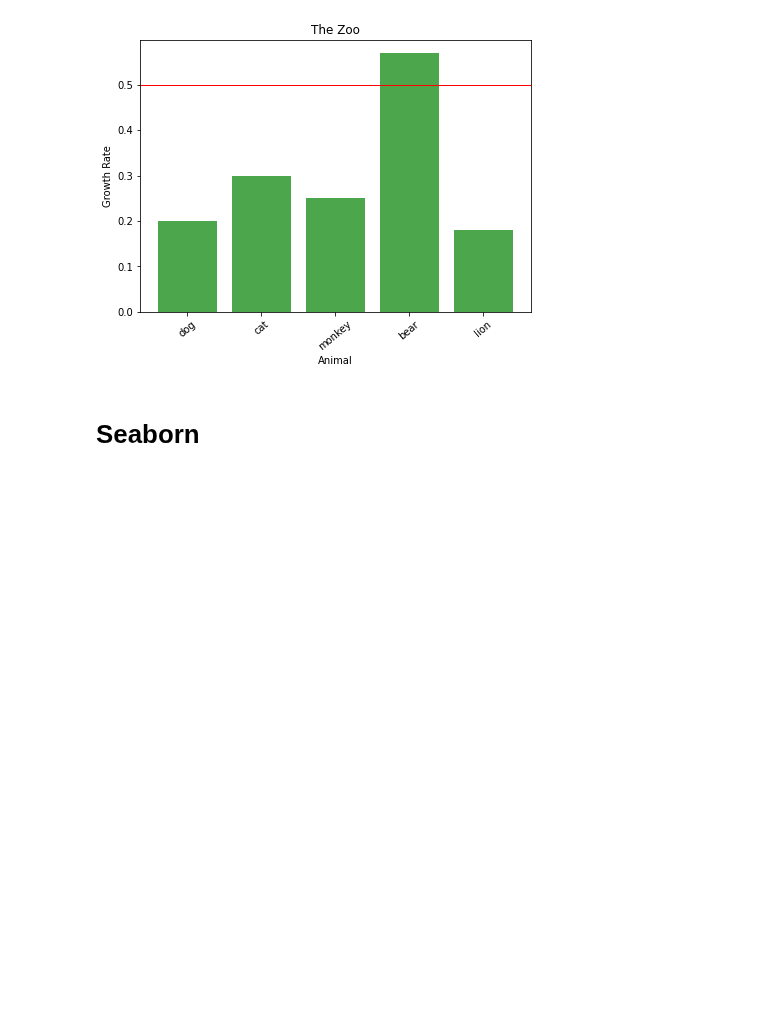
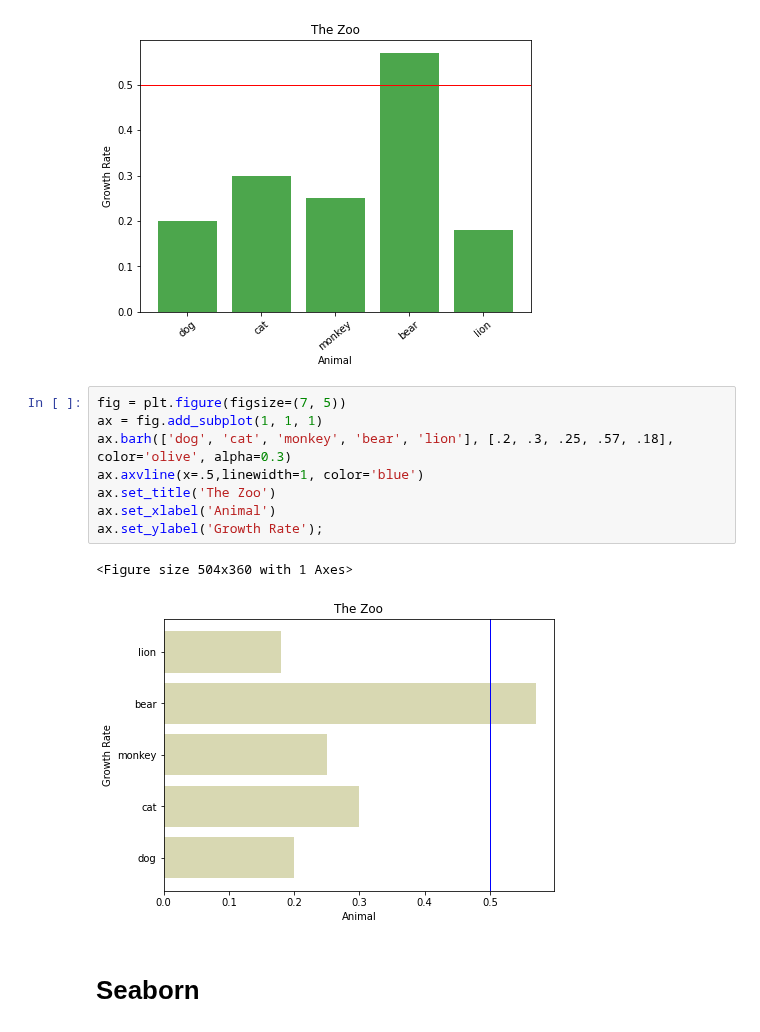
Before and after one commit to chyld/devops, a Jupyter notebook: templates/data-sci/docs/plotting.ipynb, the cells around one changed output. Drawn from its saved outputs; the diff is of its cells as text; blank space fills up the shorter version.

```diff
--- a/templates/data-sci/docs/plotting.ipynb
+++ b/templates/data-sci/docs/plotting.ipynb
@@ -60,6 +60,17 @@ ax.tick_params(axis='x', labelrotation=40);
 # %% [output]
 <Figure size 504x360 with 1 Axes>
 [figure]
+# %%
+fig = plt.figure(figsize=(7, 5))
+ax = fig.add_subplot(1, 1, 1)
+ax.barh(['dog', 'cat', 'monkey', 'bear', 'lion'], [.2, .3, .25, .57, .18], color='olive', alpha=0.3)
+ax.axvline(x=.5,linewidth=1, color='blue')
+ax.set_title('The Zoo')
+ax.set_xlabel('Animal')
+ax.set_ylabel('Growth Rate');
+# %% [output]
+<Figure size 504x360 with 1 Axes>
+[figure, added]
 # %% [markdown]
 # Seaborn
 # %%
```
Also changed, not shown: parts of 1 cell of this notebook.
